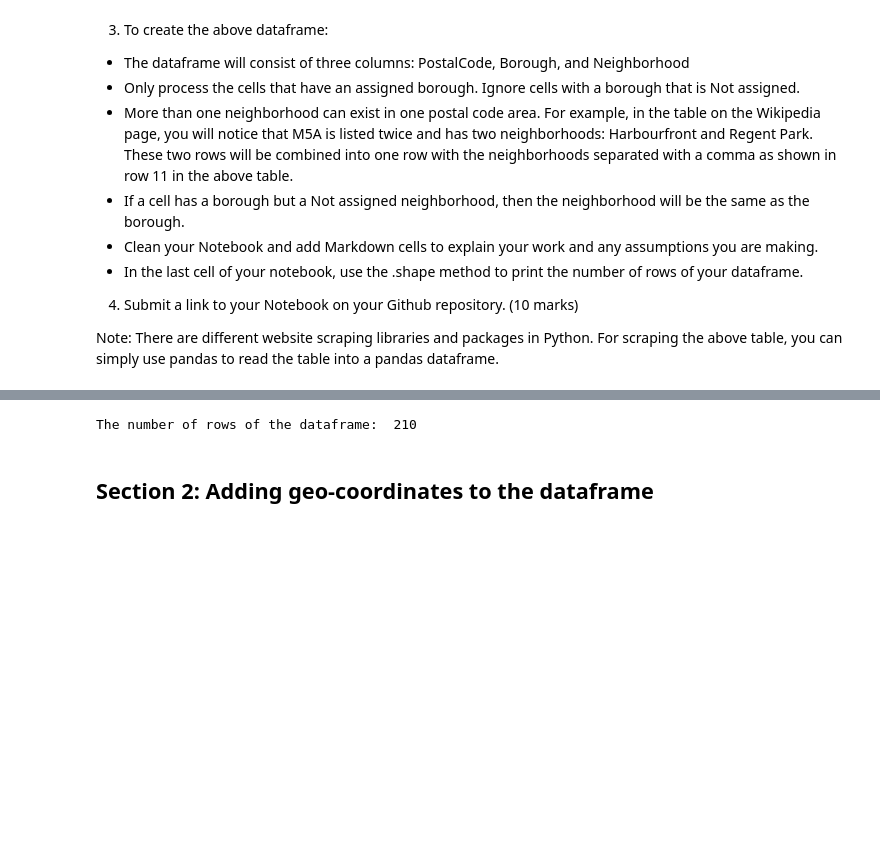
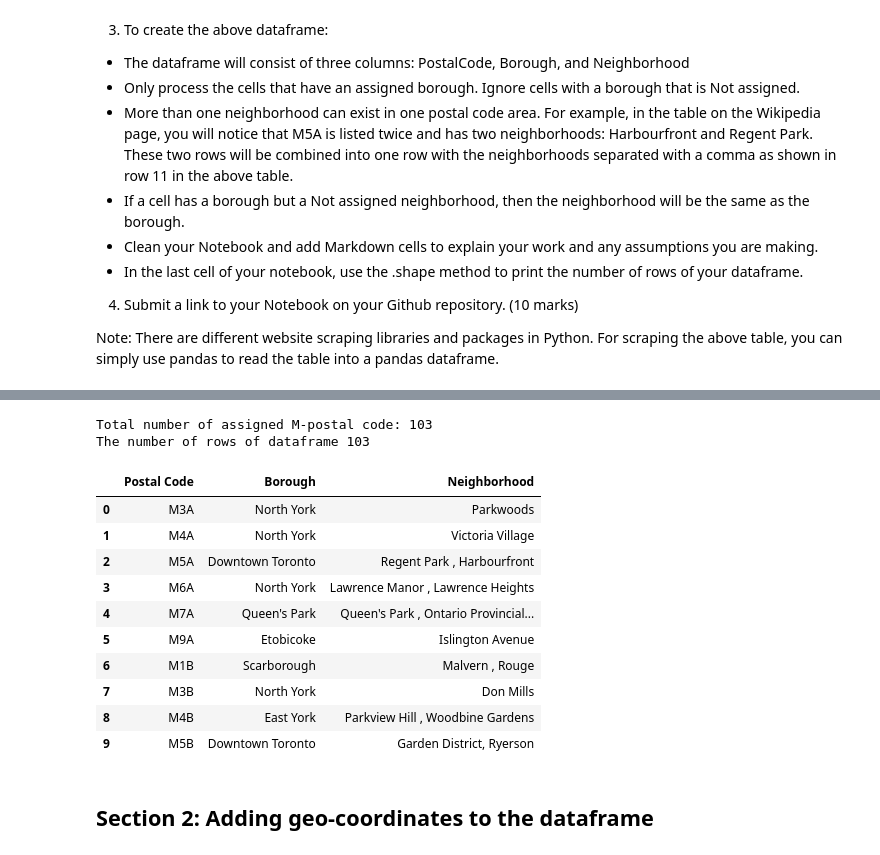
Before and after one commit to lbpham/Coursera_Capstone, a Jupyter notebook: Neighborhoods in Toronto-tosubmit.ipynb, the cells around one changed output, grey strips where cells are left out. Cells and saved outputs as stored; diff of their text form; code cells hidden in the pictures; blank space fills up the shorter version.

```diff
--- a/Neighborhoods in Toronto-tosubmit.ipynb
+++ b/Neighborhoods in Toronto-tosubmit.ipynb
@@ -69,7 +73,48 @@ See the caveats in the documentation: http://pandas.pydata.org/pandas-docs/stabl
-# %%
-print('The number of rows of the dataframe: ',df.shape[0])
-# %% [output]
-The number of rows of the dataframe:  210
+# %%
+df=data[data.Neighborhood != 'Not assigned']
+df=df.reset_index(drop=True)
+print('Total number of assigned M-postal code:',df.shape[0])
+
+#Split the neighbor column into borough and neighborhood information
+new=df["Neighborhood"].str.split("(", n = 1, expand = True)
+new.columns=['Borough1','Neighborhood']
+#Select the data after splitting
+borough=new["Borough1"].str.replace('/', ',')
+neighbor=new["Neighborhood"].str.split(")", n = 1, expand = True)
+neighbor.columns=['Neighborhood','other']
+neighbor= neighbor['Neighborhood'].str.replace('/', ',')
+neighbor.head()
+
+# Process the data to create final data frame
+df.drop(columns='Neighborhood')
+df["Borough1"]=borough
+df["Neighborhood"]=neighbor
+#df.tail()East Toronto
+df.loc[100,'Borough']='East Toronto'
+tem=df
+length=df.shape[0]
+for i in range(length):
+    if tem.loc[i,'Borough'] not in tem.loc[i,'Borough1']:
+        tem.loc[i,'Borough']=tem.loc[i,'Borough1']
+    if tem.loc[i,'Neighborhood']==None:
+        tem.loc[i,'Neighborhood']=tem.loc[i,'Borough1']
+tem=tem.drop(columns='Borough1')
+print('The number of rows of dataframe',tem.shape[0])
+tem.head(10)
+# %% [output]
+Total number of assigned M-postal code: 103
+The number of rows of dataframe 103
+|  | Postal Code | Borough | Neighborhood |
+| 0 | M3A | North York | Parkwoods |
+| 1 | M4A | North York | Victoria Village |
+| 2 | M5A | Downtown Toronto | Regent Park , Harbourfront |
+| 3 | M6A | North York | Lawrence Manor , Lawrence Heights |
+| 4 | M7A | Queen's Park | Queen's Park , Ontario Provincial... |
+| 5 | M9A | Etobicoke | Islington Avenue |
+| 6 | M1B | Scarborough | Malvern , Rouge |
+| 7 | M3B | North York | Don Mills |
+| 8 | M4B | East York | Parkview Hill , Woodbine Gardens |
+| 9 | M5B | Downtown Toronto | Garden District, Ryerson |
 # %% [markdown]
 ## Section 2: Adding geo-coordinates to the dataframe
 # %% [markdown]
```
Also changed, not shown: parts of 3 cells of this notebook.
